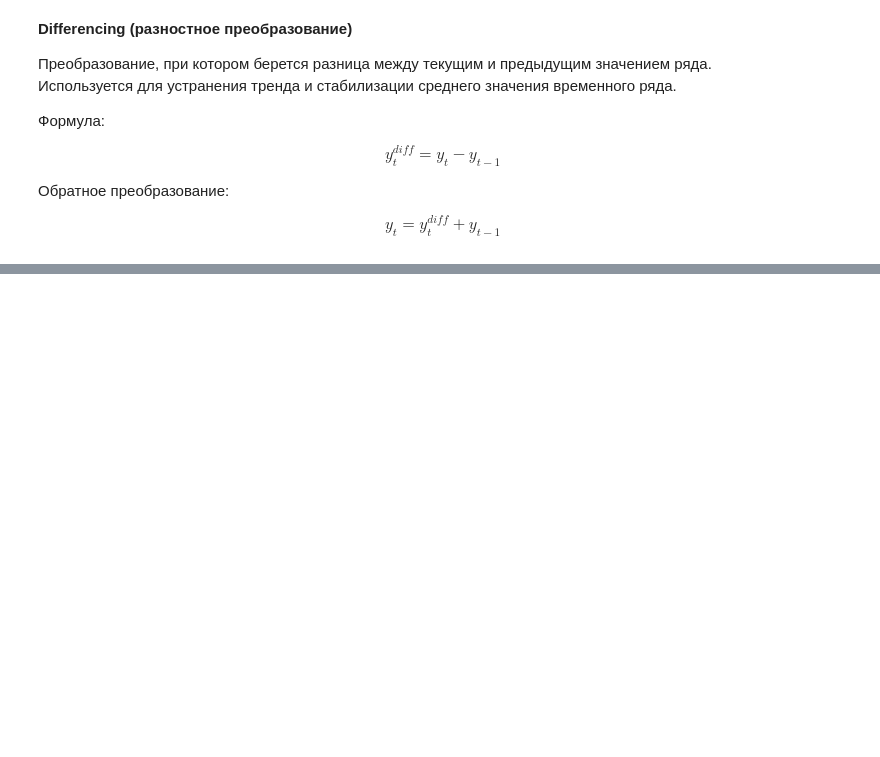
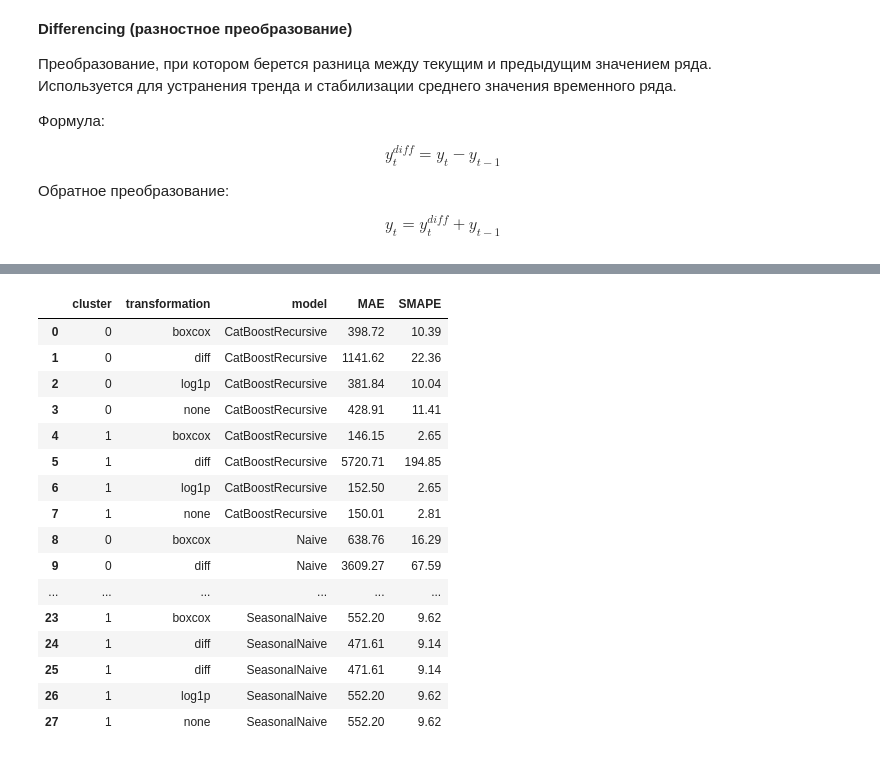
Before and after one commit to margartnn/hse-ts-transformations, a Jupyter notebook: analysis_results.ipynb, the cells around one changed output, grey strips where cells are left out. Cells and saved outputs as stored; diff of their text form; code cells hidden in the pictures; blank space fills up the shorter version.

```diff
--- a/analysis_results.ipynb
+++ b/analysis_results.ipynb
@@ -808,0 +797,2 @@ test_features_c0.head()
+# %%
+baselines_clear1 = evaluate_baseline(df_train_c1, df_test_c1)
@@ -1329,0 +1723,29 @@ differencing: MAE = 5720.7149, SMAPE = 194.8516
+# %%
+catboost_rows = []
+
+cluster_map = {
+    "Класс 0": 0,
+    "Класс 1": 1
+}
+
+transform_map = {
+    "Исходный target": "none",
+    "log1p": "log1p",
+    "box-cox": "boxcox",
+    "differencing": "diff"
+}
+
+for class_name, class_metrics in catboost_metrics.items():
+    for transform_name, metrics in class_metrics.items():
+        catboost_rows.append({
+            "cluster": cluster_map[class_name],
+            "transformation": transform_map[transform_name],
+            "model": "CatBoostRecursive",
+            "MAE": metrics["MAE"],
+            "SMAPE": metrics["SMAPE"]
+        })
+
+catboost_final = pd.DataFrame(catboost_rows)
+catboost_final = catboost_final[["cluster", "transformation", "model", "MAE", "SMAPE"]]
+
+catboost_final.round(2)
@@ -1329,0 +1762,32 @@ differencing: MAE = 5720.7149, SMAPE = 194.8516
+# %%
+baseline_diff = pd.concat([baseline_diff_c0, baseline_diff_c1])
+final_table = pd.concat([final_table, baseline_diff], ignore_index=True)
+# %%
+full_results = pd.concat(
+    [final_table, catboost_final],
+    ignore_index=True
+)
+
+grouped_by_model = full_results.sort_values(
+    ["model", "cluster", "transformation"]
+).reset_index(drop=True)
+
+grouped_by_model.round(2)
+# %% [output]
+|  | cluster | transformation | model | MAE | SMAPE |
+| 0 | 0 | boxcox | CatBoostRecursive | 398.72 | 10.39 |
+| 1 | 0 | diff | CatBoostRecursive | 1141.62 | 22.36 |
+| 2 | 0 | log1p | CatBoostRecursive | 381.84 | 10.04 |
+| 3 | 0 | none | CatBoostRecursive | 428.91 | 11.41 |
+| 4 | 1 | boxcox | CatBoostRecursive | 146.15 | 2.65 |
+| 5 | 1 | diff | CatBoostRecursive | 5720.71 | 194.85 |
+| 6 | 1 | log1p | CatBoostRecursive | 152.50 | 2.65 |
+| 7 | 1 | none | CatBoostRecursive | 150.01 | 2.81 |
+| 8 | 0 | boxcox | Naive | 638.76 | 16.29 |
+| 9 | 0 | diff | Naive | 3609.27 | 67.59 |
+| ... | ... | ... | ... | ... | ... |
+| 23 | 1 | boxcox | SeasonalNaive | 552.20 | 9.62 |
+| 24 | 1 | diff | SeasonalNaive | 471.61 | 9.14 |
+| 25 | 1 | diff | SeasonalNaive | 471.61 | 9.14 |
+| 26 | 1 | log1p | SeasonalNaive | 552.20 | 9.62 |
+| 27 | 1 | none | SeasonalNaive | 552.20 | 9.62 |
```
Also changed, not shown: parts of 72 cells of this notebook, 2 other files.
